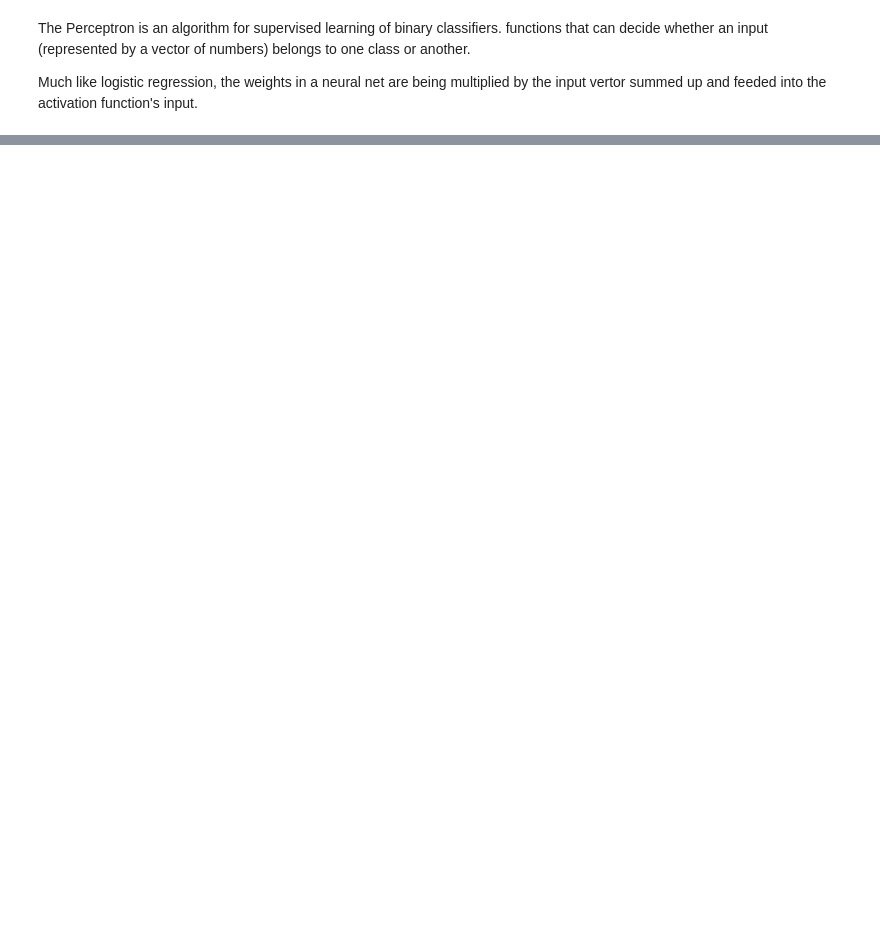
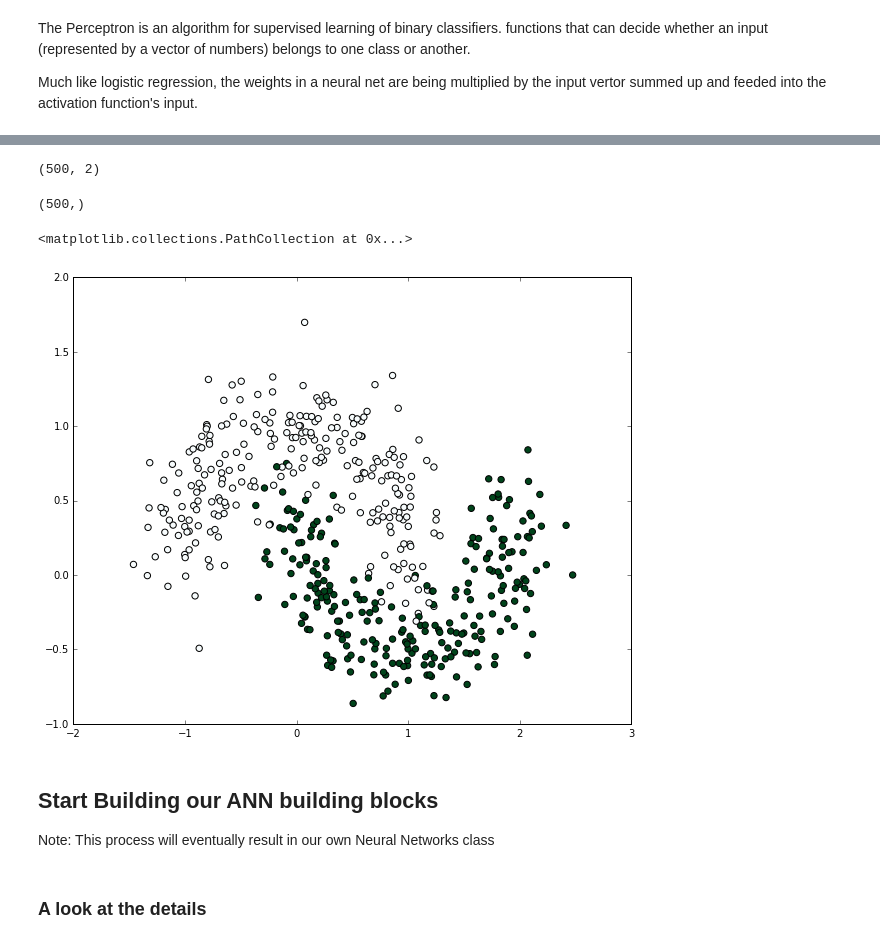
Before and after one commit to leriomaggio/deep-learning-keras-tensorflow, a Jupyter notebook: 1.1 Introduction - Deep Learning and ANN.ipynb, the cells around one changed output, grey strips where cells are left out. Cells and saved outputs as stored; diff of their text form; code cells hidden in the pictures; blank space fills up the shorter version.

```diff
--- a/1.1 Introduction - Deep Learning and ANN.ipynb
+++ b/1.1 Introduction - Deep Learning and ANN.ipynb
@@ -26,0 +61,5 @@ Much like logistic regression, the weights in a neural net are being multiplied
+# %%
+# Display plots inline
+%matplotlib inline
+# Define plot's default figure size
+matplotlib.rcParams['figure.figsize'] = (10.0, 8.0)
@@ -26,0 +68,25 @@ Much like logistic regression, the weights in a neural net are being multiplied
+# %%
+#read the datasets
+train = pd.read_csv("data/intro_to_ann.csv")
+# %%
+X, y = np.array(train.ix[:,0:2]), np.array(train.ix[:,2])
+# %%
+X.shape
+# %% [output]
+(500, 2)
+# %%
+y.shape
+# %% [output]
+(500,)
+# %%
+#Let's plot the dataset and see how it is
+plt.scatter(X[:,0], X[:,1], s=40, c=y, cmap=plt.cm.BuGn)
+# %% [output]
+<matplotlib.collections.PathCollection at 0x...>
+[figure, added]
+# %% [markdown]
+## Start Building our ANN building blocks
+
+Note: This process will eventually result in our own Neural Networks class
+# %% [markdown]
+### A look at the details
```
Also changed, not shown: parts of 40 cells of this notebook.
